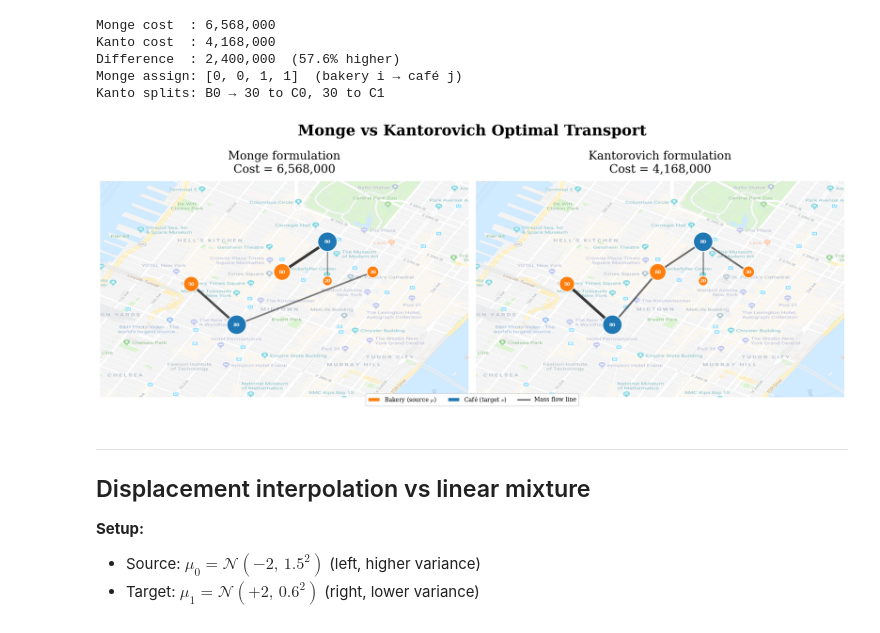
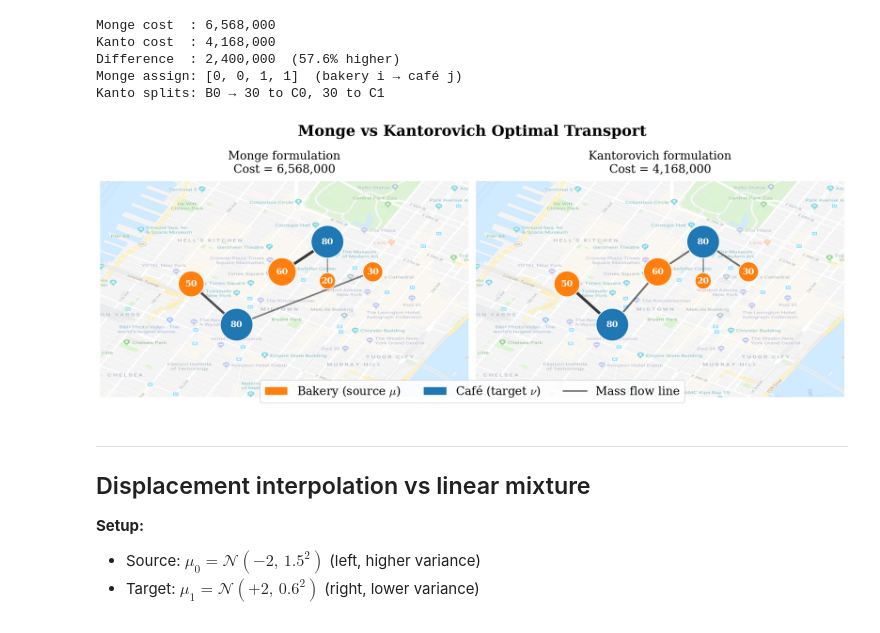
Before and after one commit to rs1422/RMSOT, a Jupyter notebook: Section 2/Section_2.ipynb, the cells around one changed output. Saved outputs shown, nothing was run; the diff lists cells and outputs as text; code cells hidden in the pictures.

```diff
--- a/Section 2/Section_2.ipynb
+++ b/Section 2/Section_2.ipynb
@@ -117,7 +117,7 @@ C_BAKERY = '#ff7f0e'   # burnt orange — source
 C_CAFE   = '#1f77b4'   # steel blue   — target
 C_LINE   = '#222222'
 
-S_SCALE  = 14          # marker area = weight × S_SCALE
+S_SCALE  = 40          # marker area = weight × S_SCALE
 
 
 def draw_panel(ax, G, title, cost):
@@ -147,10 +147,10 @@ def draw_panel(ax, G, title, cost):
 
     for p, w in zip(bakery_pos, bakery_prod):
         ax.text(p[0], p[1], f'{int(w)}', ha='center', va='center',
-                fontsize=8, color='white', fontweight='bold', zorder=5)
+                fontsize=15, color='white', fontweight='bold', zorder=5)
     for p, w in zip(cafe_pos, cafe_prod):
         ax.text(p[0], p[1], f'{int(w)}', ha='center', va='center',
-                fontsize=8, color='white', fontweight='bold', zorder=5)
+                fontsize=15, color='white', fontweight='bold', zorder=5)
 
     ax.set_title(f'{title}\nCost = {cost:,.0f}',
                  fontsize=20, pad=15)
@@ -161,35 +161,35 @@ fig, axes = plt.subplots(1, 2, figsize=(18, 6),
                          facecolor='white', constrained_layout=True)
 for ax in axes:
     ax.set_facecolor('white')
 
 draw_panel(axes[0], G_monge,
            'Monge formulation',
            best_monge_cost)
 draw_panel(axes[1], G_kanto,
            'Kantorovich formulation',
            kanto_cost)
 
 legend_elements = [
     mpatches.Patch(facecolor=C_BAKERY, edgecolor='white',
                    label='Bakery (source $\\mu$)'),
     mpatches.Patch(facecolor=C_CAFE,   edgecolor='white',
                    label='Café (target $\\nu$)'),
     plt.Line2D([0], [0], color=C_LINE, lw=2.5, alpha=0.7,
                label='Mass flow line'),
 ]
 fig.legend(handles=legend_elements, loc='lower center', ncol=3,
-           fontsize=10, framealpha=0.9, bbox_to_anchor=(0.5, -0.04))
+           fontsize=20, framealpha=0.9, bbox_to_anchor=(0.5, -0.04))
 
 fig.suptitle('Monge vs Kantorovich Optimal Transport',
              fontsize=26, fontweight='bold', y=1.1)
 
 plt.savefig('fig_monge_vs_kantorovich_manhattan.pdf',
             bbox_inches='tight', facecolor='white')
 plt.savefig('fig_monge_vs_kantorovich_manhattan.png',
             dpi=150, bbox_inches='tight', facecolor='white')
 plt.show()
 # %% [output]
-[figure, old version]
+[figure, new version]
 # %% [markdown]
 ---
 ## Displacement interpolation vs linear mixture
```
Also changed, not shown: parts of 3 cells of this notebook, 13 other files.
